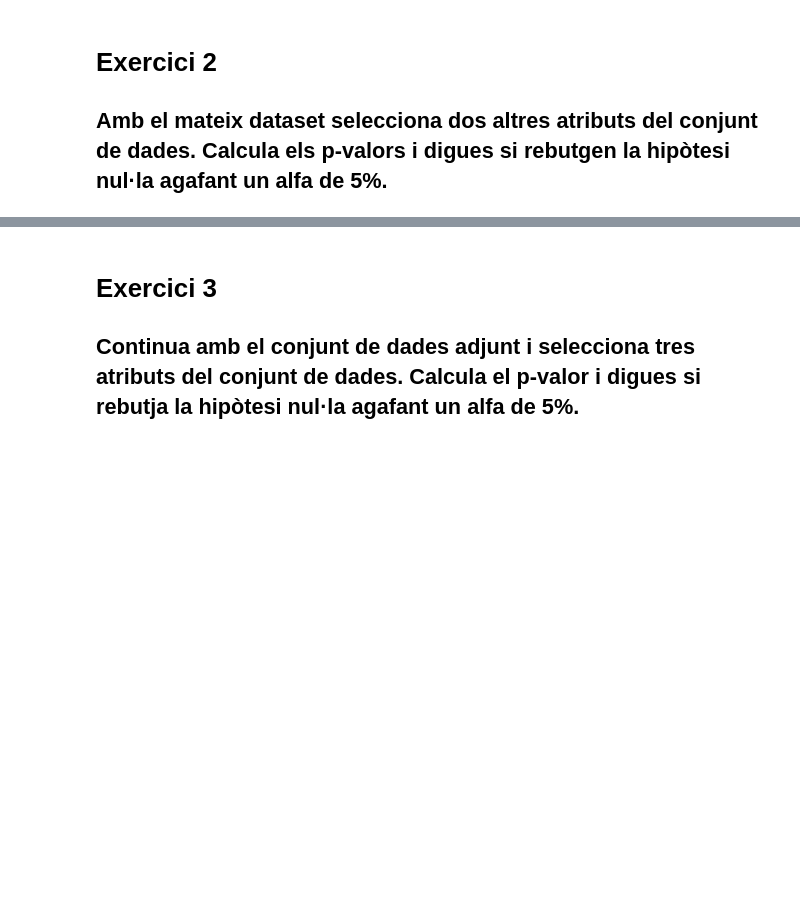
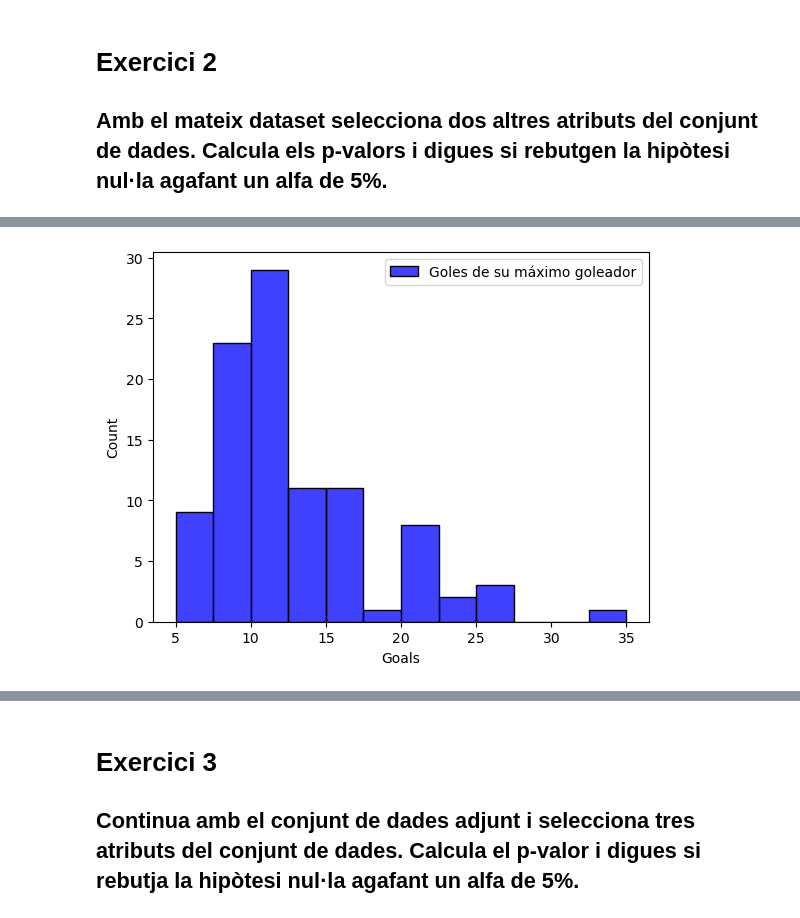
Before and after one commit to hbleda/hipotesis_testing, a Jupyter notebook: Tasca_M5_T01.ipynb, the cells around one changed output, grey strips where cells are left out. Saved outputs shown, nothing was run; the diff lists cells and outputs as text; code cells hidden in the pictures; blank space fills up the shorter version.

```diff
--- a/Tasca_M5_T01.ipynb
+++ b/Tasca_M5_T01.ipynb
@@ -221,0 +244,6 @@ plt.show()
+# %%
+sns.histplot(df_uefa['Goals'], label= 'Goles de su máximo goleador', color= 'blue', fill = True)
+plt.legend()
+plt.show()
+# %% [output]
+[figure, added]
```
Also changed, not shown: parts of 20 cells of this notebook.
